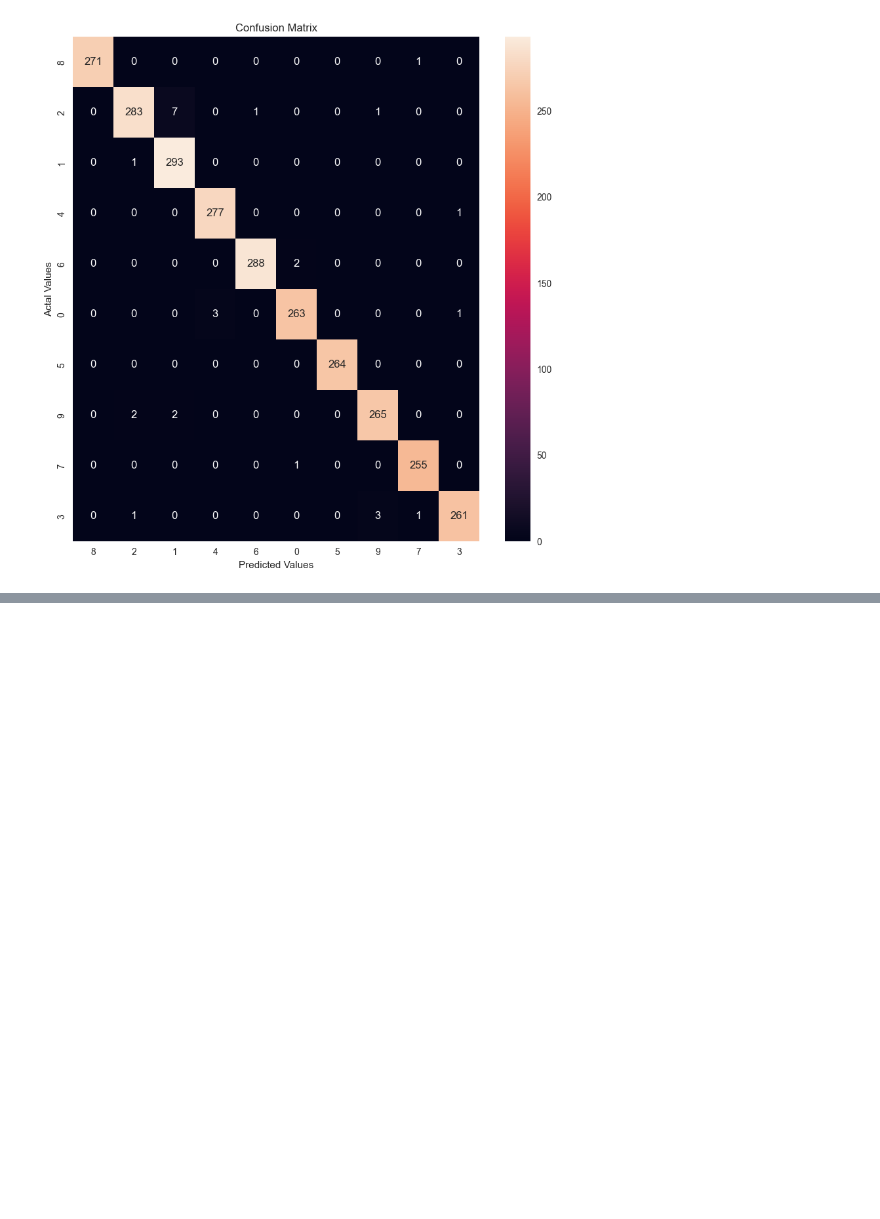
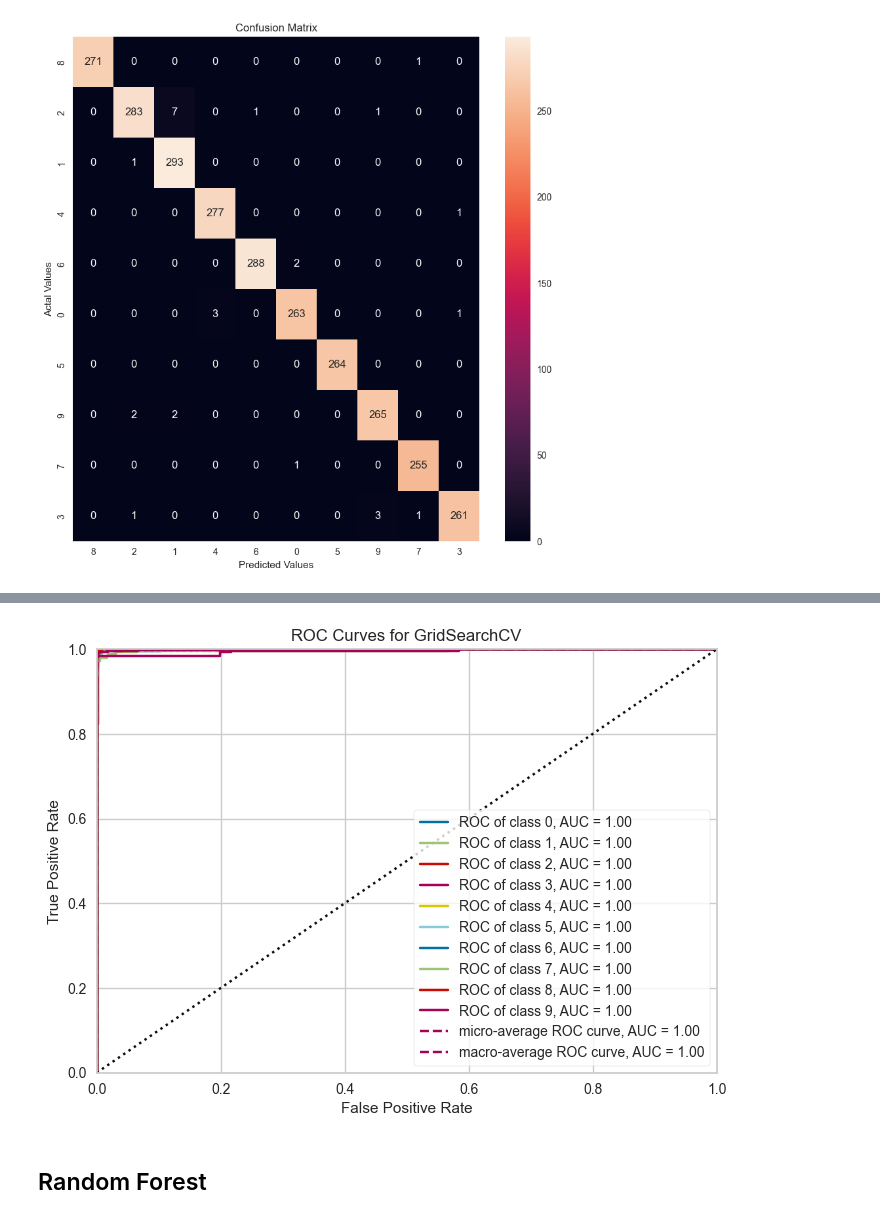
Before and after one commit to murataskin7/Hand-Written, a Jupyter notebook: pendigits.ipynb, the cells around one changed output, grey strips where cells are left out. Drawn from its saved outputs; the diff is of its cells as text; code cells hidden in the pictures; blank space fills up the shorter version.

```diff
--- a/pendigits.ipynb
+++ b/pendigits.ipynb
@@ -322,0 +368,10 @@ plt.show()
+# %%
+visualizer = ROCAUC(svm_model, classes=[str(i) for i in range(10)])
+
+visualizer.fit(X_train, y_train)        # Fit the training data to the visualizer
+visualizer.score(X_test, y_test)        # Evaluate the model on the test data
+visualizer.show();                      # Finalize and render the figure
+# %% [output]
+[figure, added]
+# %% [markdown]
+## Random Forest
```
Also changed, not shown: parts of 16 cells of this notebook.
